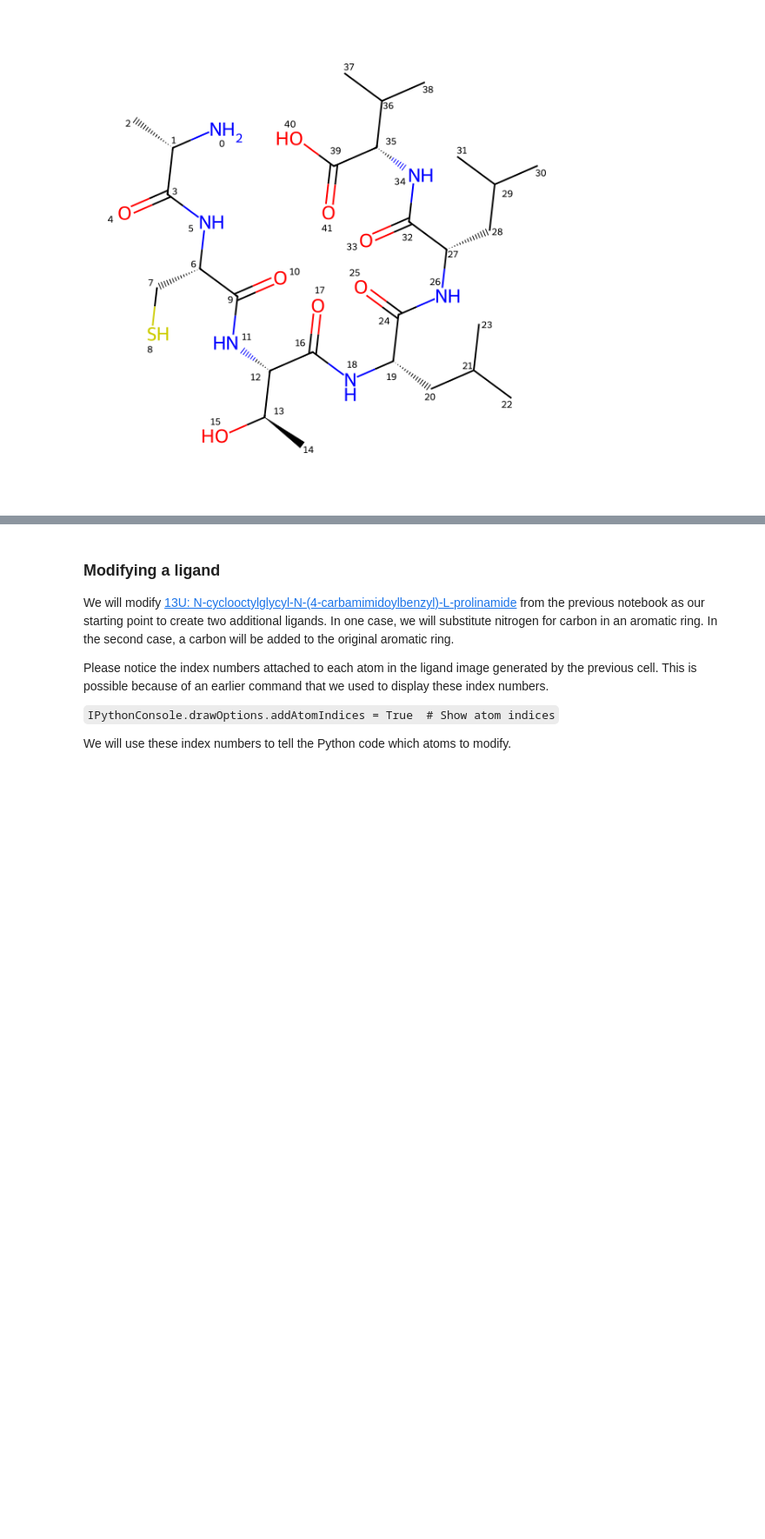
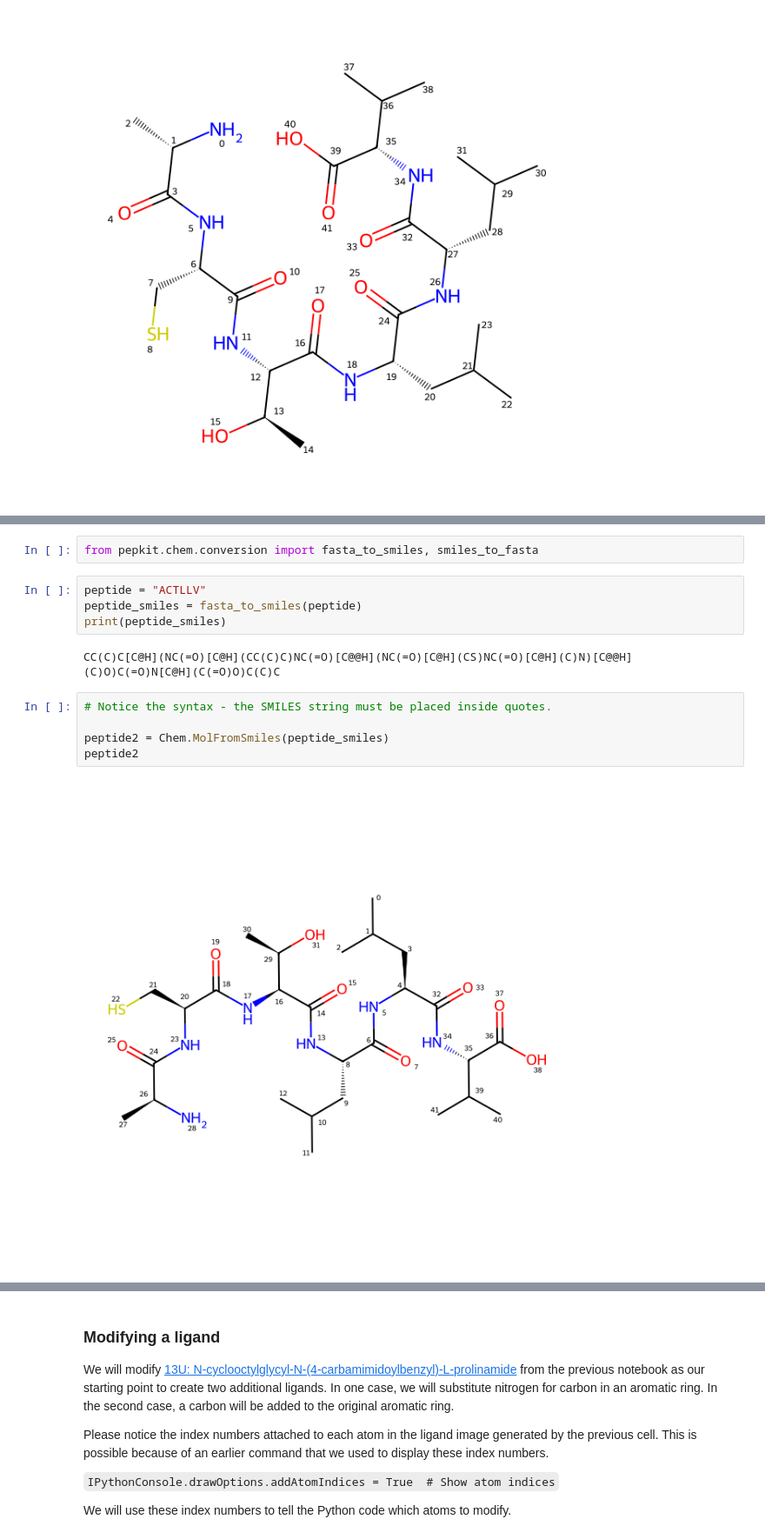
Before and after one commit to codeBMB/google_colabs, a Jupyter notebook: python_colabs/BASIL/molecule_manipulation.ipynb, the cells around one changed output, grey strips where cells are left out. Shown at 87% size. Saved outputs shown, nothing was run; the diff lists cells and outputs as text; blank space fills up the shorter version.

```diff
--- a/python_colabs/BASIL/molecule_manipulation.ipynb
+++ b/python_colabs/BASIL/molecule_manipulation.ipynb
@@ -190,0 +257,15 @@ peptide
+# %%
+from pepkit.chem.conversion import fasta_to_smiles, smiles_to_fasta
+# %%
+peptide = "ACTLLV"
+peptide_smiles = fasta_to_smiles(peptide)
+print(peptide_smiles)
+# %% [output]
+CC(C)C[C@H](NC(=O)[C@H](CC(C)C)NC(=O)[C@@H](NC(=O)[C@H](CS)NC(=O)[C@H](C)N)[C@@H](C)O)C(=O)N[C@H](C(=O)O)C(C)C
+# %%
+# Notice the syntax - the SMILES string must be placed inside quotes.
+
+peptide2 = Chem.MolFromSmiles(peptide_smiles)
+peptide2
+# %% [output]
+[figure, added]
```
Also changed, not shown: parts of 11 cells of this notebook.
